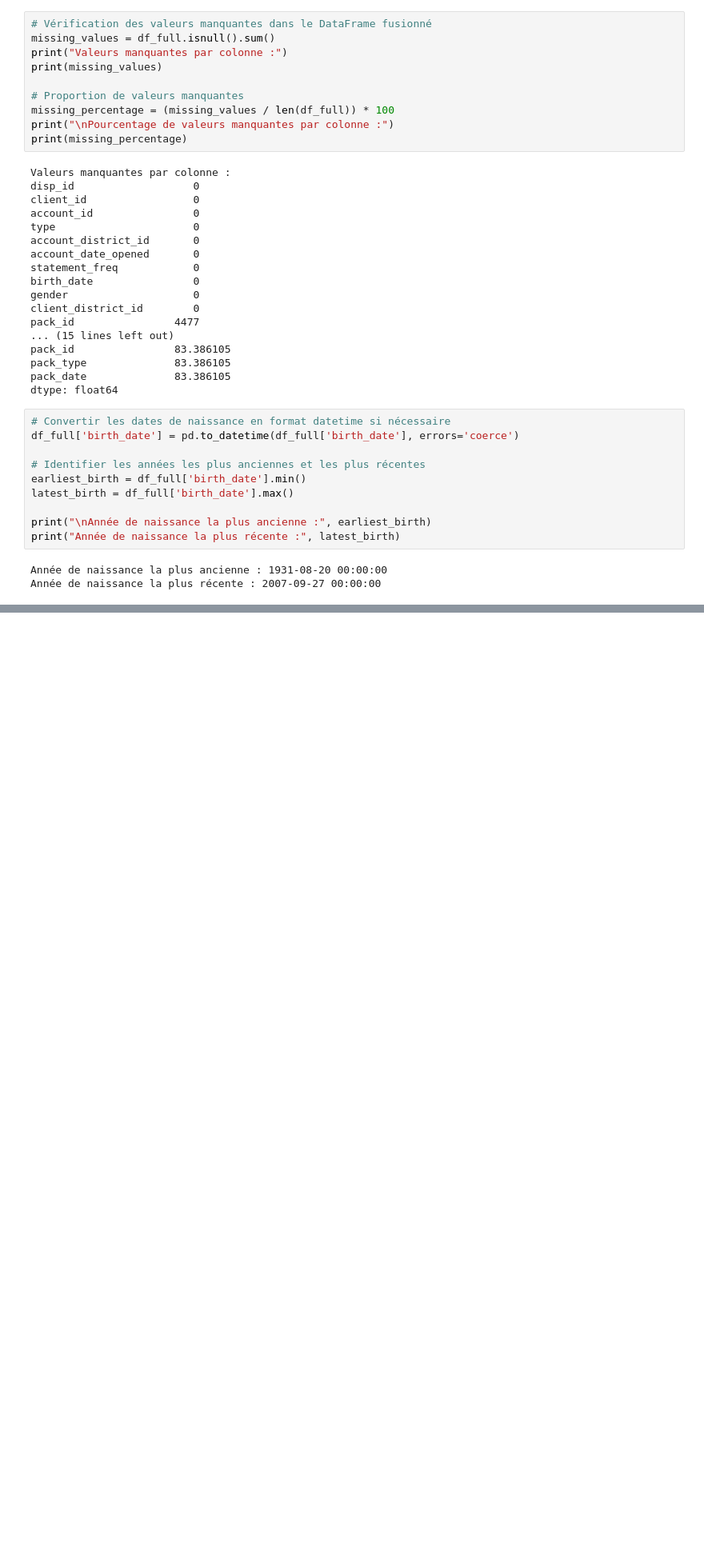
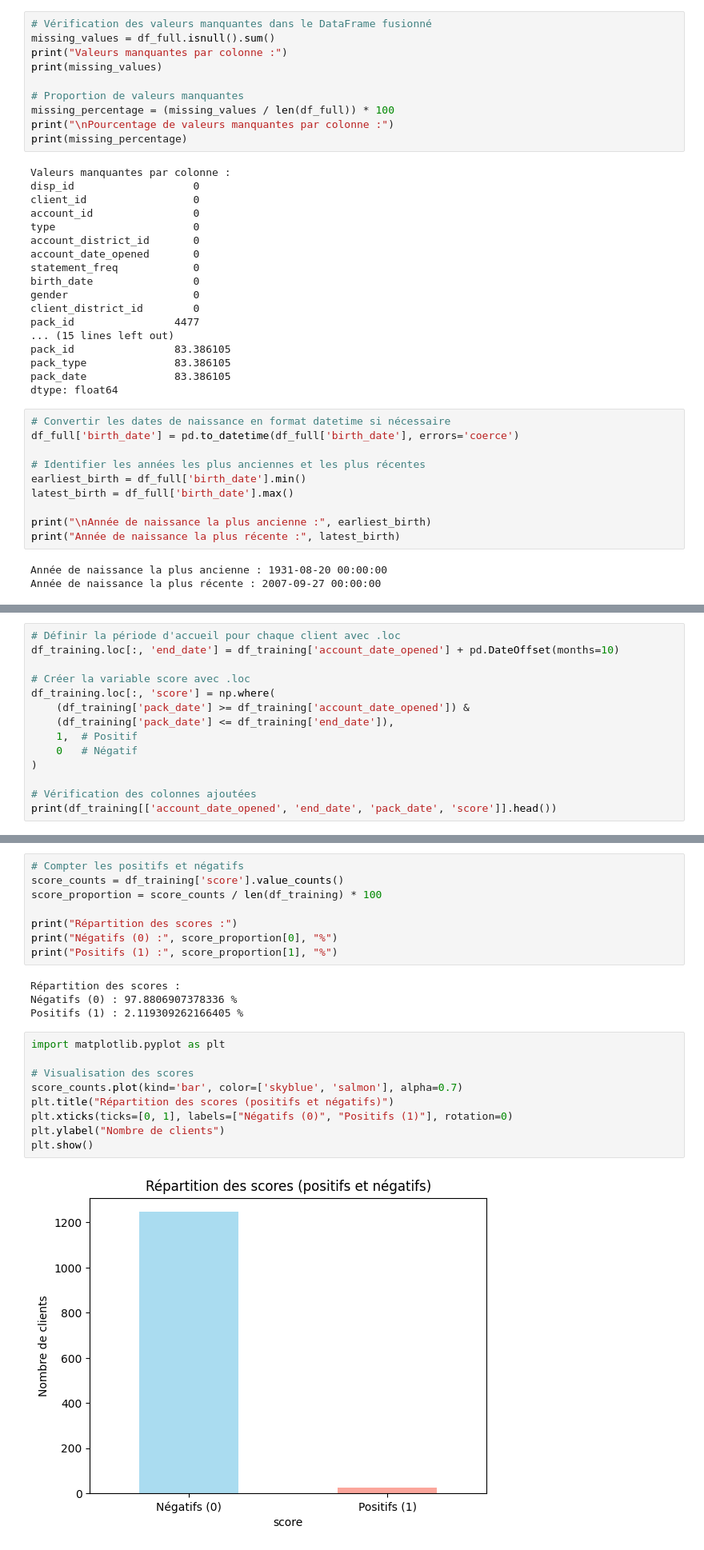
Before and after one commit to DabendaProgramer/Tp_Analyse_Pred, a Jupyter notebook: notebook.ipynb, the cells around one changed output, grey strips where cells are left out. Shown at 80% size. Drawn from its saved outputs; the diff is of its cells as text; blank space fills up the shorter version.

```diff
--- a/notebook.ipynb
+++ b/notebook.ipynb
@@ -263,0 +271,14 @@ Dimensions du jeu d'application : (630, 13)
+# %%
+# Définir la période d'accueil pour chaque client avec .loc
+df_training.loc[:, 'end_date'] = df_training['account_date_opened'] + pd.DateOffset(months=10)
+
+# Créer la variable score avec .loc
+df_training.loc[:, 'score'] = np.where(
+    (df_training['pack_date'] >= df_training['account_date_opened']) &
+    (df_training['pack_date'] <= df_training['end_date']),
+    1,  # Positif
+    0   # Négatif
+)
+
+# Vérification des colonnes ajoutées
+print(df_training[['account_date_opened', 'end_date', 'pack_date', 'score']].head())
@@ -263,0 +292,23 @@ Dimensions du jeu d'application : (630, 13)
+# %%
+# Compter les positifs et négatifs
+score_counts = df_training['score'].value_counts()
+score_proportion = score_counts / len(df_training) * 100
+
+print("Répartition des scores :")
+print("Négatifs (0) :", score_proportion[0], "%")
+print("Positifs (1) :", score_proportion[1], "%")
+# %% [output]
+Répartition des scores :
+Négatifs (0) : 97.8806907378336 %
+Positifs (1) : 2.119309262166405 %
+# %%
+import matplotlib.pyplot as plt
+
+# Visualisation des scores
+score_counts.plot(kind='bar', color=['skyblue', 'salmon'], alpha=0.7)
+plt.title("Répartition des scores (positifs et négatifs)")
+plt.xticks(ticks=[0, 1], labels=["Négatifs (0)", "Positifs (1)"], rotation=0)
+plt.ylabel("Nombre de clients")
+plt.show()
+# %% [output]
+[figure, added]
```
Also changed, not shown: parts of 2 cells of this notebook, 1 other file.
